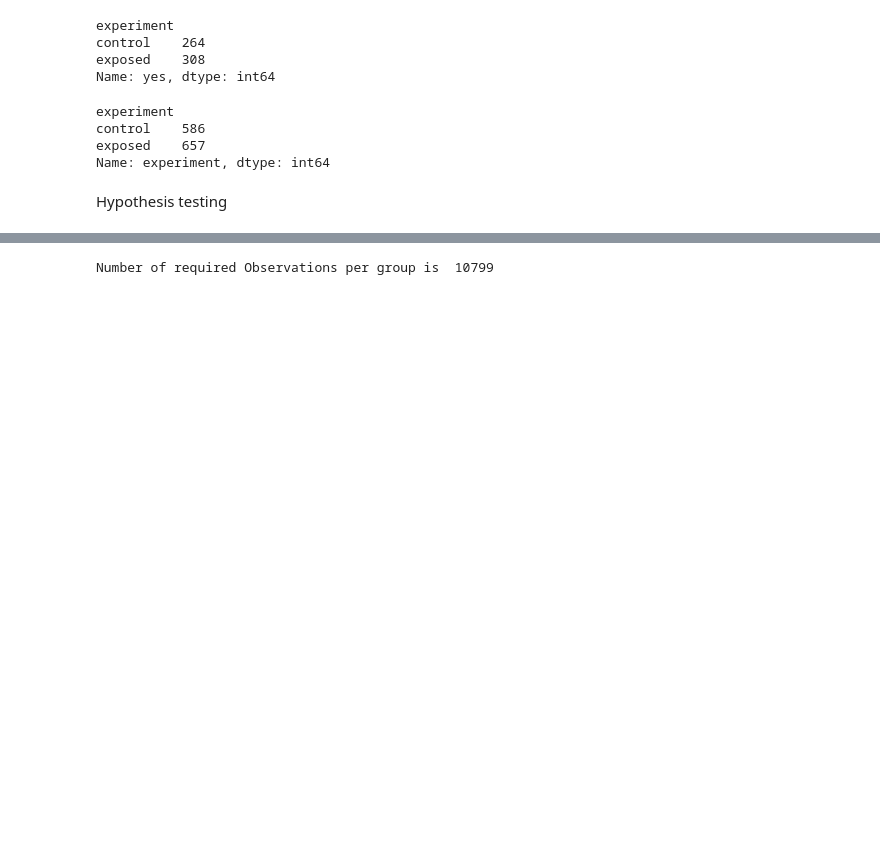
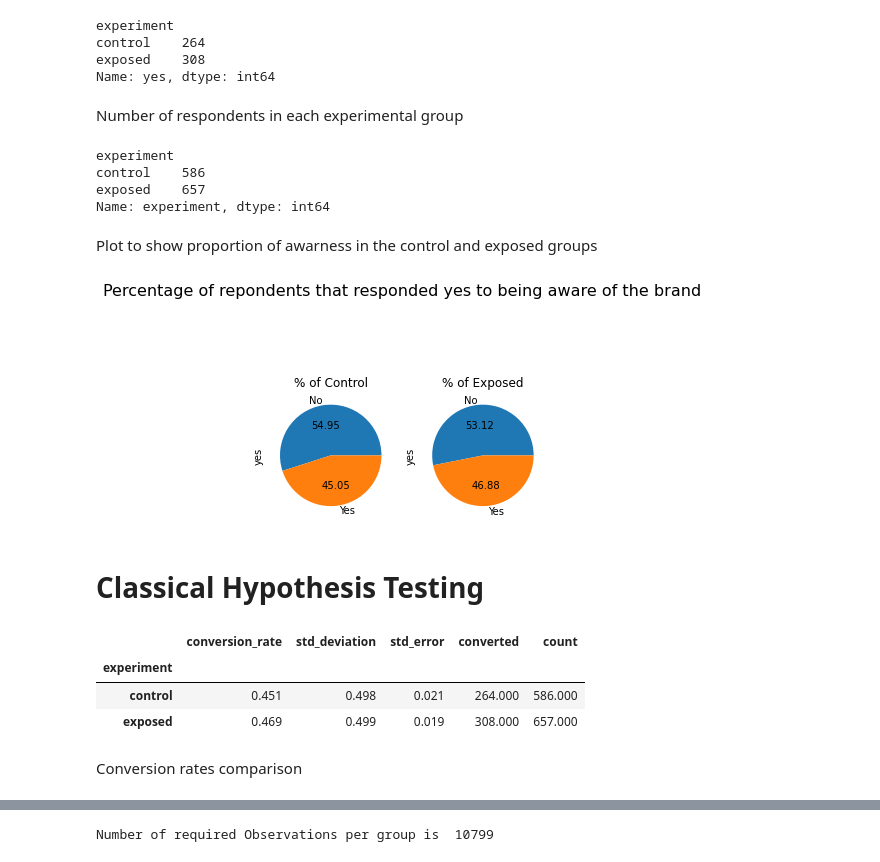
Before and after one commit to SameC137/A-B-Testing, a Jupyter notebook: A-B Testing.ipynb, the cells around one changed output, grey strips where cells are left out. Saved outputs shown, nothing was run; the diff lists cells and outputs as text; code cells hidden in the pictures; blank space fills up the shorter version.

```diff
--- a/A-B Testing.ipynb
+++ b/A-B Testing.ipynb
@@ -143,6 +180,8 @@ experiment
 control    264
 exposed    308
 Name: yes, dtype: int64
+# %% [markdown]
+Number of respondents in each experimental group
 # %%
 responded.groupby("experiment")["experiment"].count()
 # %% [output]
@@ -150,8 +189,43 @@ experiment
 control    586
 exposed    657
 Name: experiment, dtype: int64
-# %% [markdown]
-Hypothesis testing
+# %% [markdown]
+Plot to show proportion of awarness in the control and exposed groups
+# %%
+
+fig, axes = plt.subplots(1, 2)
+fig.suptitle('Percentage of repondents that responded yes to being aware of the brand', fontsize=16)
+
+responded.loc[responded["experiment"] =="control"]['yes'].value_counts().plot( kind='pie', figsize=(5,5), fontsize=10,
+                                              labels = ['No', 'Yes'], autopct='%.2f', ax=axes[0])
+axes[0].set_title('% of Control', fontsize = 12)
+
+responded.loc[responded["experiment"] =="exposed"]['yes'].value_counts().plot( kind='pie', figsize=(5,5), fontsize=10,
+                                              labels = ['No', 'Yes'], autopct='%.2f', ax=axes[1])
+axes[1].set_title('% of Exposed', fontsize = 12)
+plt.show()
+# %% [output]
+[figure, added]
+# %% [markdown]
+# Classical Hypothesis Testing
 # %%
 users = pd.DataFrame(data = responded[["auction_id", "experiment"]])
 users["converted"] = responded.yes
+# %%
+conversion_rates = users.groupby('experiment')['converted']
+
+std_p = lambda x: np.std(x, ddof=0)              # Std. deviation of the proportion
+se_p = lambda x: stats.sem(x, ddof=0)            # Std. error of the proportion (std / sqrt(n))
+
+conversion_rates = conversion_rates.agg([np.mean, std_p, se_p,"sum","count"])
+conversion_rates.columns = ['conversion_rate', 'std_deviation', 'std_error',"converted","count"]
+
+
+conversion_rates.style.format('{:.3f}')
+# %% [output]
+|  | conversion_rate | std_deviation | std_error | converted | count |
+| experiment |  |  |  |  |  |
+| control | 0.451 | 0.498 | 0.021 | 264.000 | 586.000 |
+| exposed | 0.469 | 0.499 | 0.019 | 308.000 | 657.000 |
+# %% [markdown]
+Conversion rates comparison
```
Also changed, not shown: parts of 37 cells of this notebook.
